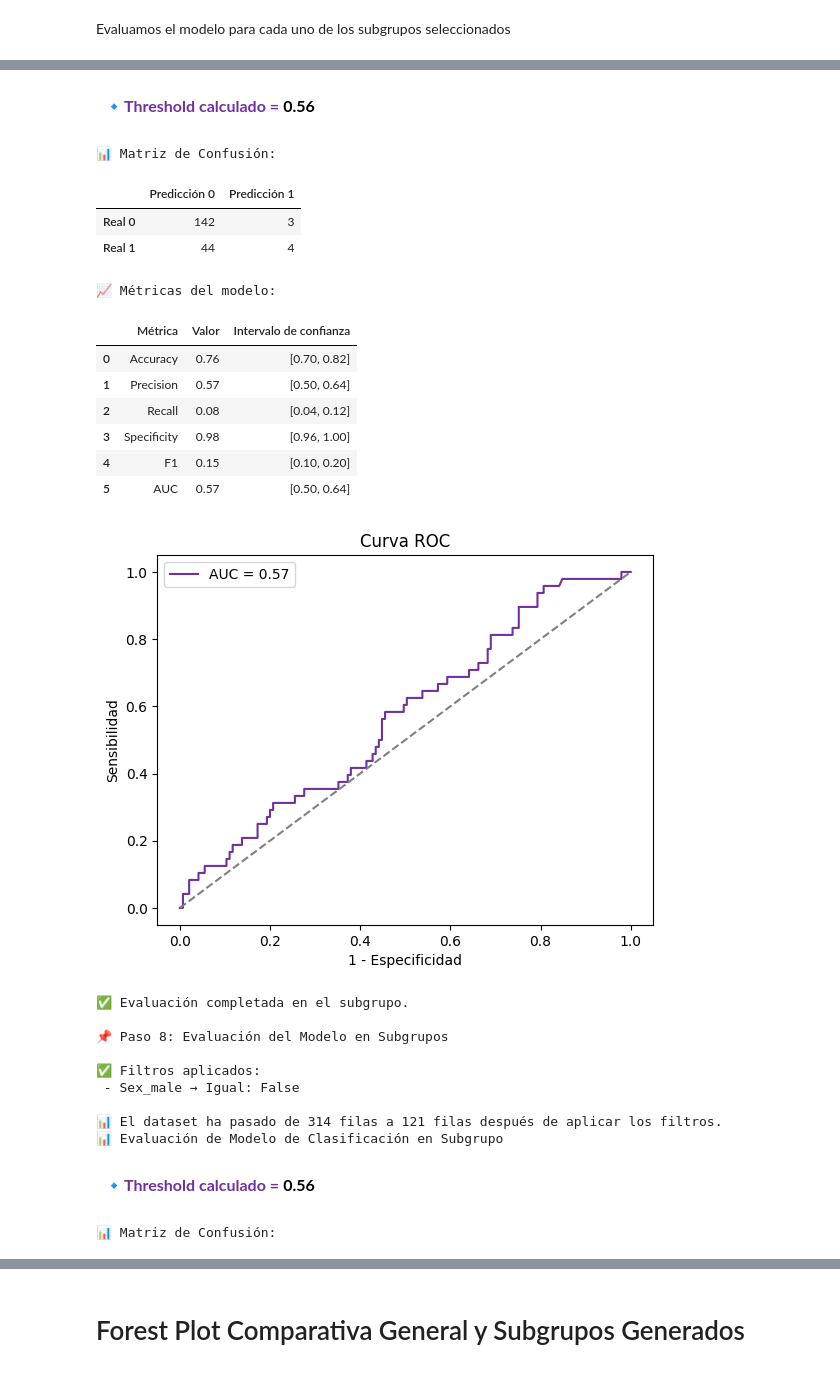
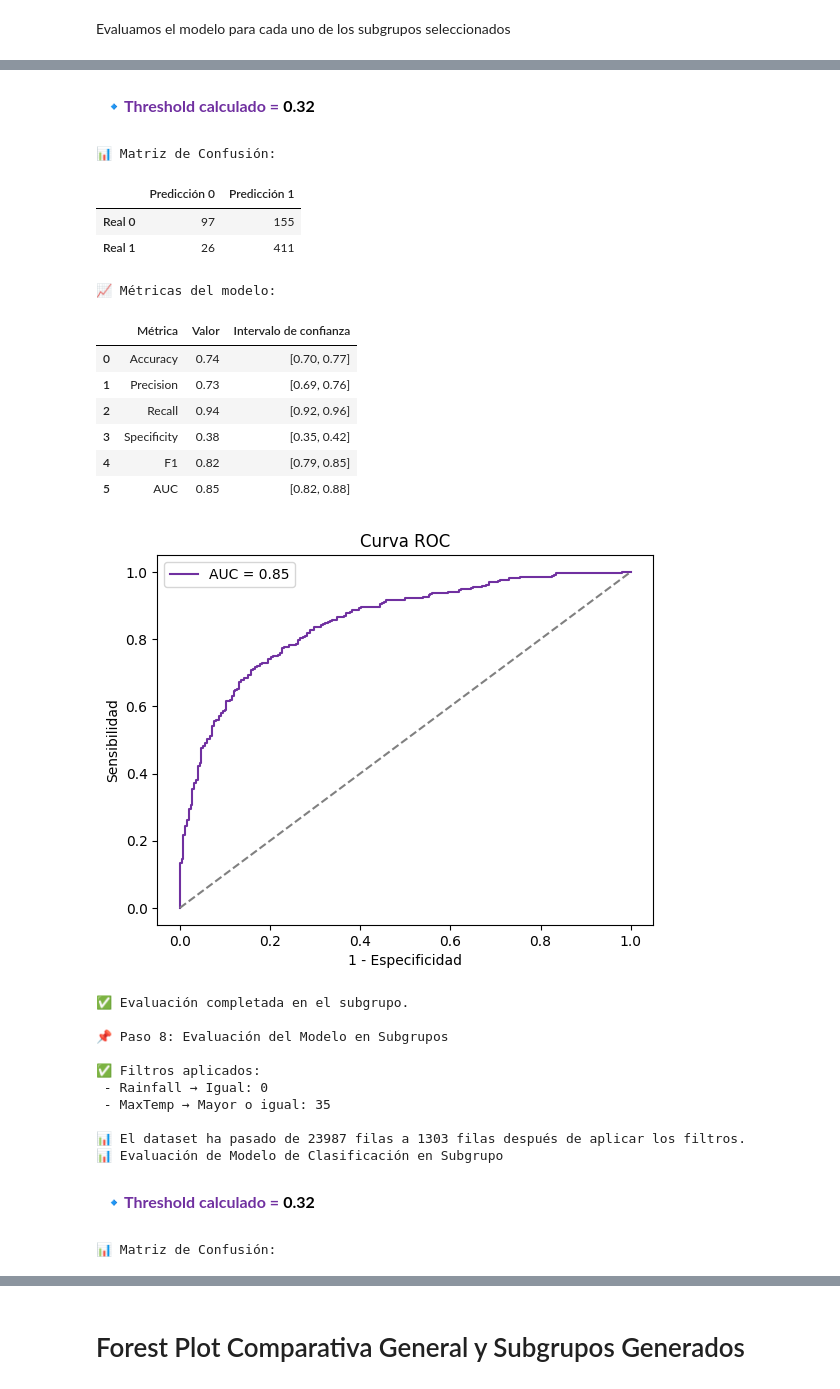
Before and after one commit to fbarcelo8/modelos_predictivos, a Jupyter notebook: automodeler.ipynb, the cells around one changed output, grey strips where cells are left out. Drawn from its saved outputs; the diff is of its cells as text; code cells hidden in the pictures.

````diff
--- a/automodeler.ipynb
+++ b/automodeler.ipynb
@@ -1531,15 +1583,20 @@ filters = [("Embarked", "Categorías", ["Q", "S"]), ("Age", "Mayor o igual", 30)
 dataset_filtered = filter_dataset(dataset, variable_types, filters)
 ```
 # %%
-# Ejemplo con variable numérica (Queremos obtener las personas mayores de 30)
 filters = []
 
 dataset_filtered = filter_dataset(dataset, variable_types, filters)
 
 # Ahora eliminar columnas con muchos NaNs en este subconjunto
-dataset_cleaned, dropped_columns, missing_threshold = drop_columns_by_missing_threshold(dataset_filtered, missing_threshold=0.3)
+dataset_cleaned, dropped_columns, missing_threshold, dropped_columns_info = drop_columns_by_missing_threshold(
+    dataset_filtered, missing_threshold=0.3)
 
-print(f"\n📉 Columnas eliminadas por valores faltantes (>{int(100*missing_threshold)}%): {', '.join(dropped_columns) if dropped_columns else 'Ninguna'}.")
+print(f"\n📉 Columnas eliminadas por valores faltantes (>{int(100 * missing_threshold)}%): {', '.join(dropped_columns) if dropped_columns else 'Ninguna'}.")
+
+if dropped_columns_info:
+    print("\n📊 Porcentaje de NaNs en columnas eliminadas:")
+    for col, pct in dropped_columns_info.items():
+        print(f" - {col}: {pct:.2f}%")
 # %% [output]
 ⚠️ No se han aplicado filtros al dataset.
 
@@ -1549,10 +1612,10 @@ print(f"\n📉 Columnas eliminadas por valores faltantes (>{int(100*missing_thre
 # %% [markdown]
 Selecciono la variable target y la etiqueta positiva en caso de que la variable target sea categórica
 # %%
-target = 'Survived'
-pos_label = 1
+target = 'RainTomorrow'
+pos_label = 'Yes'
 
-dataset_cleaned, target, pos_label = step_2_and_3(dataset=dataset_filtered,
+dataset_cleaned, target, pos_label = step_2_and_3(dataset=dataset_cleaned,
                                                   variable_types=variable_types,
                                                   target=target,
                                                   pos_label=pos_label)
@@ -1581,7 +1644,7 @@ dataset_cleaned, target, pos_label = step_2_and_3(dataset=dataset_filtered,
 Seleccionar modelo y tamaño del conjunto de entrenamiento
 # %%
 selected_model = 'Regresión Logística'
-train_size = 0.7
+train_size = 0.8
 
 select_model, train_size = step_4(target=target,
                                   variable_types=variable_types,
@@ -1614,8 +1677,8 @@ Seleccionar las variables fijas y predictoras y seleccionar la opción de manejo
 Marcar variables identificadoras.
 # %%
 fixed_predictors = []
-candidate_predictors = ['Pclass', 'Sex', 'Age', 'SibSp', 'Parch', 'Fare', 'Embarked']
-identificadoras = ['PassengerId', 'Name', 'Ticket']
+candidate_predictors = ['Location', 'MinTemp', 'MaxTemp', 'Rainfall', 'WindGustDir', 'WindGustSpeed', 'WindDir9am', 'WindDir3pm', 'WindSpeed9am', 'WindSpeed3pm', 'Humidity9am', 'Humidity3pm', 'Pressure9am', 'Pressure3pm', 'Temp9am', 'Temp3pm', 'RainToday']
+identificadoras = ['Date']
 missing_data_handling = '1'
 
 fixed, candidates, train_dataset, missing_data_handling = step_5(dataset=dataset_cleaned,
@@ -1787,11 +1883,16 @@ Evaluamos el modelo para cada uno de los subgrupos seleccionados
 subgroups_results = {}
 
 for subgroup_filters in list_of_subgroups:
-    subgroup_name = generate_subgroup_name(subgroup_filters)  # Generamos el nombre del subgrupo
+    subgroup_name = generate_subgroup_name(subgroup_filters)
 
-    subgroups_results[subgroup_name] = step_8(
+    result = step_8(
         test_dataset, trained_model, target, variable_types, subgroup_filters, dict_variables, confidence, threshold_optimo
     )
+
+    if result is not None:
+        subgroups_results[subgroup_name] = result
+    else:
+        print(f"⏭️ Subgrupo '{subgroup_name}' descartado por falta de métricas.")
 # %% [output]
 📌 Paso 8: Evaluación del Modelo en Subgrupos
 
@@ -1802,27 +1903,28 @@ for subgroup_filters in list_of_subgroups:
 📊 Evaluación de Modelo de Clasificación en Subgrupo
-🔹Threshold calculado = 0.56
+🔹Threshold calculado = 0.32
 📊 Matriz de Confusión:
 |  | Predicción 0 | Predicción 1 |
-| Real 0 | 142 | 3 |
-| Real 1 | 44 | 4 |
+| Real 0 | 97 | 155 |
+| Real 1 | 26 | 411 |
 📈 Métricas del modelo:
 |  | Métrica | Valor | Intervalo de confianza |
-| 0 | Accuracy | 0.76 | [0.70, 0.82] |
-| 1 | Precision | 0.57 | [0.50, 0.64] |
-| 2 | Recall | 0.08 | [0.04, 0.12] |
-| 3 | Specificity | 0.98 | [0.96, 1.00] |
-| 4 | F1 | 0.15 | [0.10, 0.20] |
-| 5 | AUC | 0.57 | [0.50, 0.64] |
+| 0 | Accuracy | 0.74 | [0.70, 0.77] |
+| 1 | Precision | 0.73 | [0.69, 0.76] |
+| 2 | Recall | 0.94 | [0.92, 0.96] |
+| 3 | Specificity | 0.38 | [0.35, 0.42] |
+| 4 | F1 | 0.82 | [0.79, 0.85] |
+| 5 | AUC | 0.85 | [0.82, 0.88] |
-[figure, old version]
+[figure, new version]
 ✅ Evaluación completada en el subgrupo.
 
 📌 Paso 8: Evaluación del Modelo en Subgrupos
 
 ✅ Filtros aplicados:
- - Sex_male → Igual: False
+ - Rainfall → Igual: 0
+ - MaxTemp → Mayor o igual: 35
 
-📊 El dataset ha pasado de 314 filas a 121 filas después de aplicar los filtros.
+📊 El dataset ha pasado de 23987 filas a 1303 filas después de aplicar los filtros.
 📊 Evaluación de Modelo de Clasificación en Subgrupo
-🔹Threshold calculado = 0.56
+🔹Threshold calculado = 0.32
 📊 Matriz de Confusión:
 |  | Predicción 0 | Predicción 1 |
````
Also changed, not shown: parts of 18 cells of this notebook, 3 other files.
